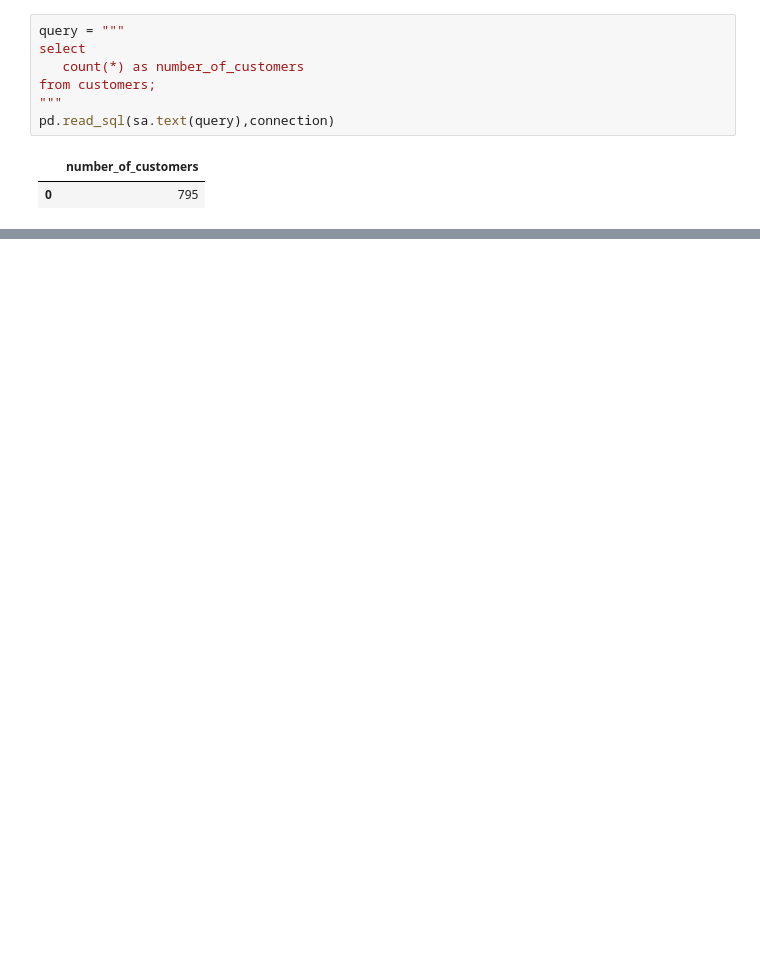
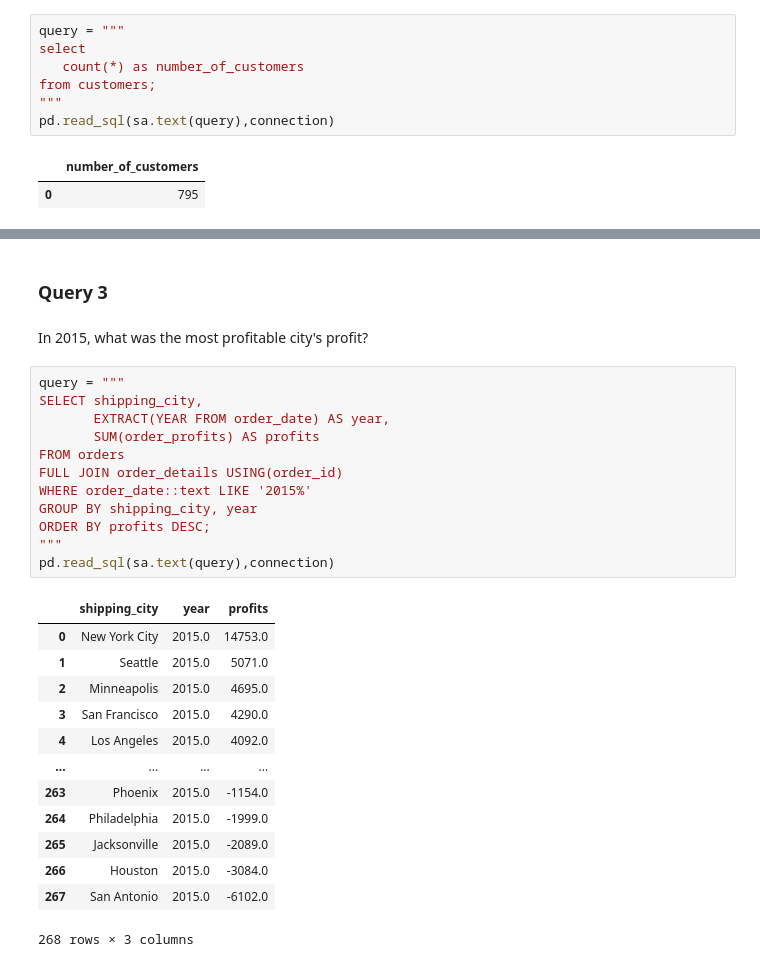
Before and after one commit to sarahajbane/colab_workbook_templates, a Jupyter notebook: MS_unicorn_project.ipynb, the cells around one changed output, grey strips where cells are left out. Saved outputs shown, nothing was run; the diff lists cells and outputs as text; blank space fills up the shorter version.

```diff
--- a/MS_unicorn_project.ipynb
+++ b/MS_unicorn_project.ipynb
@@ -79,0 +97,30 @@ Question 2 - What was the city with the most profit for the company in 2015?
+# %% [markdown]
+### Query 3
+# %% [markdown]
+In 2015, what was the most profitable city's profit?
+# %%
+query = """
+SELECT shipping_city,
+       EXTRACT(YEAR FROM order_date) AS year,
+       SUM(order_profits) AS profits
+FROM orders
+FULL JOIN order_details USING(order_id)
+WHERE order_date::text LIKE '2015%'
+GROUP BY shipping_city, year
+ORDER BY profits DESC;
+"""
+pd.read_sql(sa.text(query),connection)
+# %% [output]
+|  | shipping_city | year | profits |
+| 0 | New York City | 2015.0 | 14753.0 |
+| 1 | Seattle | 2015.0 | 5071.0 |
+| 2 | Minneapolis | 2015.0 | 4695.0 |
+| 3 | San Francisco | 2015.0 | 4290.0 |
+| 4 | Los Angeles | 2015.0 | 4092.0 |
+| ... | ... | ... | ... |
+| 263 | Phoenix | 2015.0 | -1154.0 |
+| 264 | Philadelphia | 2015.0 | -1999.0 |
+| 265 | Jacksonville | 2015.0 | -2089.0 |
+| 266 | Houston | 2015.0 | -3084.0 |
+| 267 | San Antonio | 2015.0 | -6102.0 |
+268 rows × 3 columns
```
Also changed, not shown: parts of 22 cells of this notebook.
